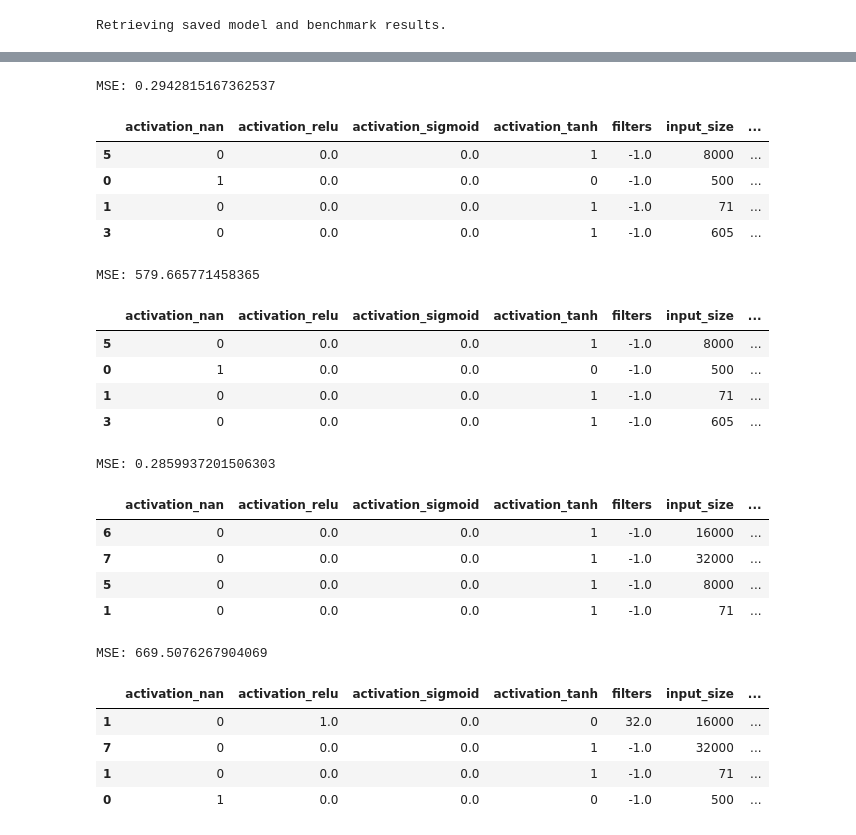
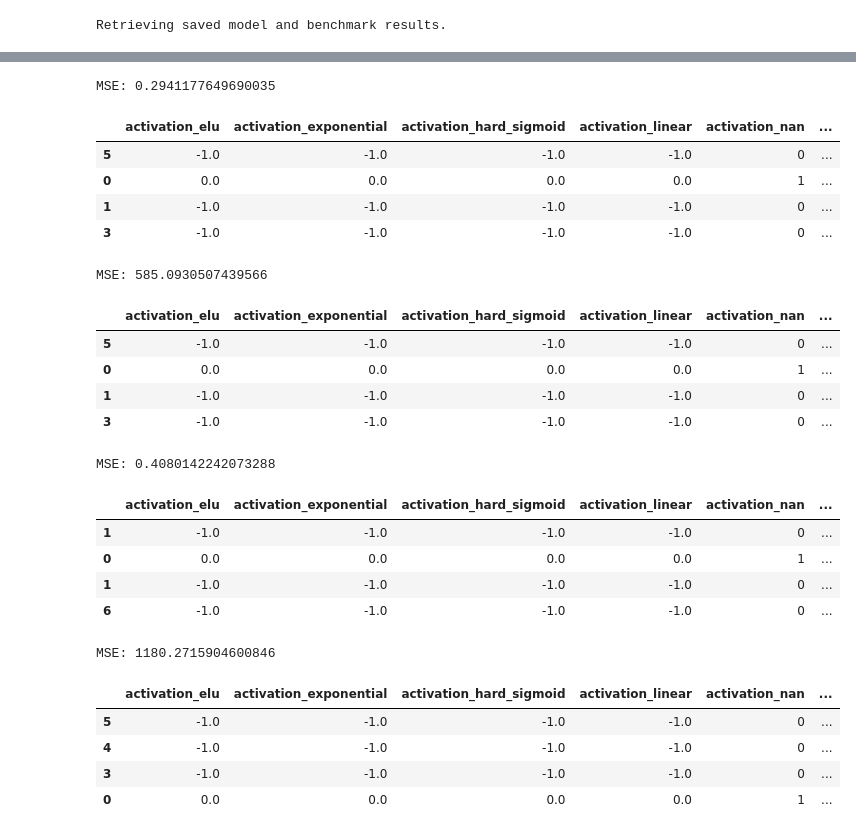
Before and after one commit to brian-yu/nn-regressors, a Jupyter notebook: benchmarks_and_regression.ipynb, the cells around one changed output, grey strips where cells are left out. Cells and saved outputs as stored; diff of their text form; code cells hidden in the pictures.

```diff
--- a/benchmarks_and_regression.ipynb
+++ b/benchmarks_and_regression.ipynb
@@ -102,9 +102,17 @@ def flatten_shape(shape):
     return reduce(shape)
 
 
-def clean(data):
-    cleaned = pd.get_dummies(
-        data.dropna(subset=['[avg ms]', '[mem KB]']), columns=['activation'], dummy_na=True)
+def clean(data, inference=False):
+    if inference:
+        cleaned = pd.get_dummies(data, columns=['activation'], dummy_na=True)
+    else:
+        cleaned = pd.get_dummies(
+            data.dropna(subset=['[avg ms]', '[mem KB]']), columns=['activation'], dummy_na=True)
+
+    for activation in ['selu', 'elu', 'softmax', 'softplus', 'softsign', 'relu', 'tanh', 'sigmoid', 'hard_sigmoid', 'exponential', 'linear']:
+        col = f"activation_{activation}"
+        if col not in cleaned.columns:
+            cleaned[col] = pd.Series(0)
 
 
     cleaned['input_size'] = cleaned['input_shape'].apply(flatten_shape)
@@ -641,65 +641,65 @@ To retain the current behavior and silence the warning, pass 'sort=True'.
 # %%
-rf, X_test, y_test = rf_regression_model(cleaned_rnn, '[avg ms]')
+rnn_ms_rf, X_test, y_test = rf_regression_model(cleaned_rnn, '[avg ms]')
 
-y_pred = rf.predict(X_test)
+y_pred = rnn_ms_rf.predict(X_test)
 
 print("MSE:", mean_squared_error(y_test, y_pred))
 rnn_ms_rf_mse = mean_squared_error(y_test, y_pred)
 
 pd.concat([X_test, pd.DataFrame({'avg_ms_actual': y_test, 'avg_ms_pred': y_pred})], axis=1)
 # %% [output]
-MSE: 0.2942815167362537
+MSE: 0.2941177649690035
-|  | activation_nan | activation_relu | activation_sigmoid | activation_tanh | filters | input_size | ... |
-| 5 | 0 | 0.0 | 0.0 | 1 | -1.0 | 8000 | ... |
-| 0 | 1 | 0.0 | 0.0 | 0 | -1.0 | 500 | ... |
-| 1 | 0 | 0.0 | 0.0 | 1 | -1.0 | 71 | ... |
-| 3 | 0 | 0.0 | 0.0 | 1 | -1.0 | 605 | ... |
+|  | activation_elu | activation_exponential | activation_hard_sigmoid | activation_linear | activation_nan | ... |
+| 5 | -1.0 | -1.0 | -1.0 | -1.0 | 0 | ... |
+| 0 | 0.0 | 0.0 | 0.0 | 0.0 | 1 | ... |
+| 1 | -1.0 | -1.0 | -1.0 | -1.0 | 0 | ... |
+| 3 | -1.0 | -1.0 | -1.0 | -1.0 | 0 | ... |
 # %%
-rf, X_test, y_test = rf_regression_model(cleaned_rnn, '[mem KB]')
+rnn_mem_rf, X_test, y_test = rf_regression_model(cleaned_rnn, '[mem KB]')
 
-y_pred = rf.predict(X_test)
+y_pred = rnn_mem_rf.predict(X_test)
 
 print("MSE:", mean_squared_error(y_test, y_pred))
 rnn_mem_rf_mse = mean_squared_error(y_test, y_pred)
 
 pd.concat([X_test, pd.DataFrame({'mem_kb_actual': y_test, 'mem_kb_pred': y_pred})], axis=1)
 # %% [output]
-MSE: 579.665771458365
+MSE: 585.0930507439566
-|  | activation_nan | activation_relu | activation_sigmoid | activation_tanh | filters | input_size | ... |
-| 5 | 0 | 0.0 | 0.0 | 1 | -1.0 | 8000 | ... |
-| 0 | 1 | 0.0 | 0.0 | 0 | -1.0 | 500 | ... |
-| 1 | 0 | 0.0 | 0.0 | 1 | -1.0 | 71 | ... |
-| 3 | 0 | 0.0 | 0.0 | 1 | -1.0 | 605 | ... |
+|  | activation_elu | activation_exponential | activation_hard_sigmoid | activation_linear | activation_nan | ... |
+| 5 | -1.0 | -1.0 | -1.0 | -1.0 | 0 | ... |
+| 0 | 0.0 | 0.0 | 0.0 | 0.0 | 1 | ... |
+| 1 | -1.0 | -1.0 | -1.0 | -1.0 | 0 | ... |
+| 3 | -1.0 | -1.0 | -1.0 | -1.0 | 0 | ... |
 # %%
-sr1, X_test, y_test = stacked_regression_model(cleaned_rnn, '[avg ms]')
+rnn_ms_stacked_1, X_test, y_test = stacked_regression_model(cleaned_rnn, '[avg ms]')
 
-y_pred = sr1.predict(X_test)
+y_pred = rnn_ms_stacked_1.predict(X_test)
 
 print("MSE:", mean_squared_error(y_test, y_pred))
 rnn_ms_stacked_1_mse = mean_squared_error(y_test, y_pred)
 
 pd.concat([X_test, pd.DataFrame({'avg_ms_actual': y_test, 'avg_ms_pred': y_pred})], axis=1)
 # %% [output]
-MSE: 0.2859937201506303
+MSE: 0.4080142242073288
-|  | activation_nan | activation_relu | activation_sigmoid | activation_tanh | filters | input_size | ... |
-| 6 | 0 | 0.0 | 0.0 | 1 | -1.0 | 16000 | ... |
-| 7 | 0 | 0.0 | 0.0 | 1 | -1.0 | 32000 | ... |
-| 5 | 0 | 0.0 | 0.0 | 1 | -1.0 | 8000 | ... |
-| 1 | 0 | 0.0 | 0.0 | 1 | -1.0 | 71 | ... |
+|  | activation_elu | activation_exponential | activation_hard_sigmoid | activation_linear | activation_nan | ... |
+| 1 | -1.0 | -1.0 | -1.0 | -1.0 | 0 | ... |
+| 0 | 0.0 | 0.0 | 0.0 | 0.0 | 1 | ... |
+| 1 | -1.0 | -1.0 | -1.0 | -1.0 | 0 | ... |
+| 6 | -1.0 | -1.0 | -1.0 | -1.0 | 0 | ... |
 # %%
-sr1, X_test, y_test = stacked_regression_model(cleaned_rnn, '[mem KB]')
+rnn_mem_stacked_1, X_test, y_test = stacked_regression_model(cleaned_rnn, '[mem KB]')
 
-y_pred = sr1.predict(X_test)
+y_pred = rnn_mem_stacked_1.predict(X_test)
 
 print("MSE:", mean_squared_error(y_test, y_pred))
 rnn_mem_stacked_1_mse = mean_squared_error(y_test, y_pred)
 
 pd.concat([X_test, pd.DataFrame({'mem_kb_actual': y_test, 'mem_kb_pred': y_pred})], axis=1)
 # %% [output]
-MSE: 669.5076267904069
+MSE: 1180.2715904600846
-|  | activation_nan | activation_relu | activation_sigmoid | activation_tanh | filters | input_size | ... |
-| 1 | 0 | 1.0 | 0.0 | 0 | 32.0 | 16000 | ... |
-| 7 | 0 | 0.0 | 0.0 | 1 | -1.0 | 32000 | ... |
-| 1 | 0 | 0.0 | 0.0 | 1 | -1.0 | 71 | ... |
-| 0 | 1 | 0.0 | 0.0 | 0 | -1.0 | 500 | ... |
+|  | activation_elu | activation_exponential | activation_hard_sigmoid | activation_linear | activation_nan | ... |
+| 5 | -1.0 | -1.0 | -1.0 | -1.0 | 0 | ... |
+| 4 | -1.0 | -1.0 | -1.0 | -1.0 | 0 | ... |
+| 3 | -1.0 | -1.0 | -1.0 | -1.0 | 0 | ... |
+| 0 | 0.0 | 0.0 | 0.0 | 0.0 | 1 | ... |
 # %%
```
Also changed, not shown: parts of 32 cells of this notebook.
